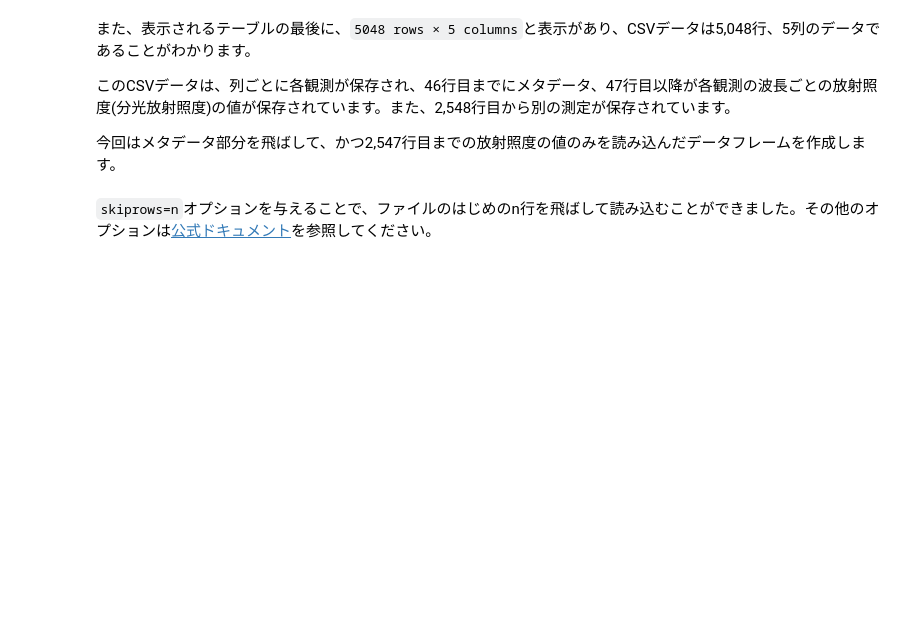
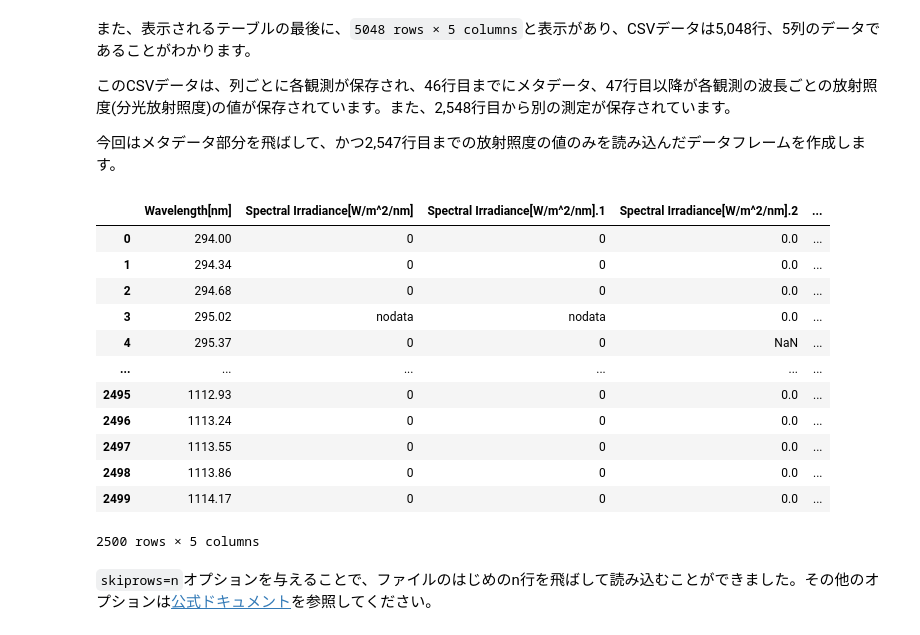
Before and after one commit to amano-takahisa/rs_with_python, a Jupyter notebook: docs/handson/plot_hyperspectral.ipynb, the cells around one changed output. Cells and saved outputs as stored; diff of their text form; code cells hidden in the pictures; blank space fills up the shorter version.

```diff
--- a/docs/handson/plot_hyperspectral.ipynb
+++ b/docs/handson/plot_hyperspectral.ipynb
@@ -35,6 +60,23 @@ Pandasライブラリには、今回利用したCSVファイルを読み込む
 このCSVデータは、列ごとに各観測が保存され、46行目までにメタデータ、47行目以降が各観測の波長ごとの放射照度(分光放射照度)の値が保存されています。また、2,548行目から別の測定が保存されています。
 
 今回はメタデータ部分を飛ばして、かつ2,547行目までの放射照度の値のみを読み込んだデータフレームを作成します。
+# %%
+spec = pd.read_csv('data/spec.csv', nrows=2500, skiprows=47)
+spec
+# %% [output]
+|  | Wavelength[nm] | Spectral Irradiance[W/m^2/nm] | Spectral Irradiance[W/m^2/nm].1 | Spectral Irradiance[W/m^2/nm].2 | ... |
+| 0 | 294.00 | 0 | 0 | 0.0 | ... |
+| 1 | 294.34 | 0 | 0 | 0.0 | ... |
+| 2 | 294.68 | 0 | 0 | 0.0 | ... |
+| 3 | 295.02 | nodata | nodata | 0.0 | ... |
+| 4 | 295.37 | 0 | 0 | NaN | ... |
+| ... | ... | ... | ... | ... | ... |
+| 2495 | 1112.93 | 0 | 0 | 0.0 | ... |
+| 2496 | 1113.24 | 0 | 0 | 0.0 | ... |
+| 2497 | 1113.55 | 0 | 0 | 0.0 | ... |
+| 2498 | 1113.86 | 0 | 0 | 0.0 | ... |
+| 2499 | 1114.17 | 0 | 0 | 0.0 | ... |
+2500 rows × 5 columns
 # %% [markdown]
 `skiprows=n`オプションを与えることで、ファイルのはじめのn行を飛ばして読み込むことができました。その他のオプションは[公式ドキュメント](https://pandas.pydata.org/pandas-docs/stable/reference/api/pandas.read_csv.html)を参照してください。
 # %% [markdown]
```
Also changed, not shown: parts of 23 cells of this notebook, 7 other files.
